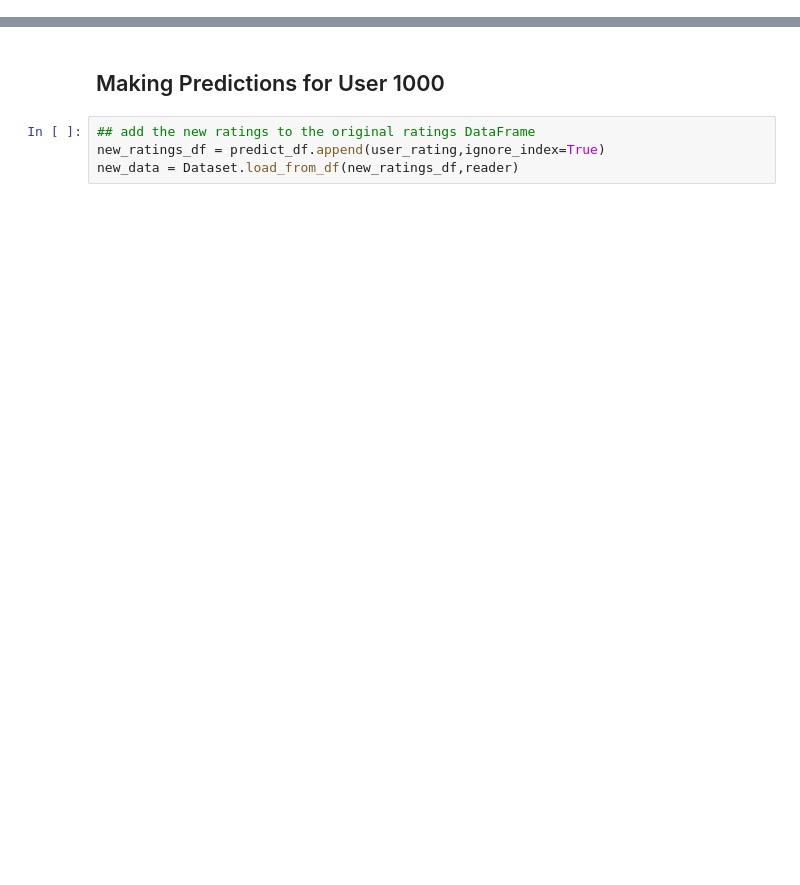
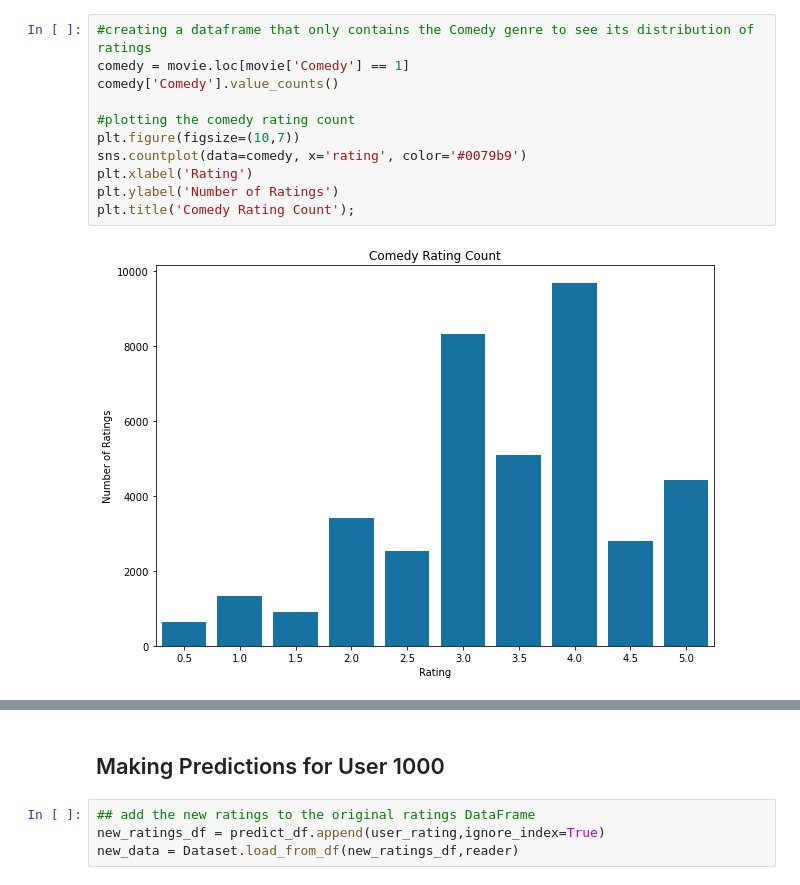
Before and after one commit to MackoyS/movielens-recommendation-system, a Jupyter notebook: movie_recc_system.ipynb, the cells around one changed output, grey strips where cells are left out. Drawn from its saved outputs; the diff is of its cells as text; blank space fills up the shorter version.

```diff
--- a/movie_recc_system.ipynb
+++ b/movie_recc_system.ipynb
@@ -1049,0 +456,13 @@ predict_df.loc[predict_df['userId'] == 1000]
+# %%
+#creating a dataframe that only contains the Comedy genre to see its distribution of ratings
+comedy = movie.loc[movie['Comedy'] == 1]
+comedy['Comedy'].value_counts()
+
+#plotting the comedy rating count
+plt.figure(figsize=(10,7))
+sns.countplot(data=comedy, x='rating', color='#0079b9')
+plt.xlabel('Rating')
+plt.ylabel('Number of Ratings')
+plt.title('Comedy Rating Count');
+# %% [output]
+[figure, added]
```
Also changed, not shown: parts of 250 cells of this notebook, 1 other file.
